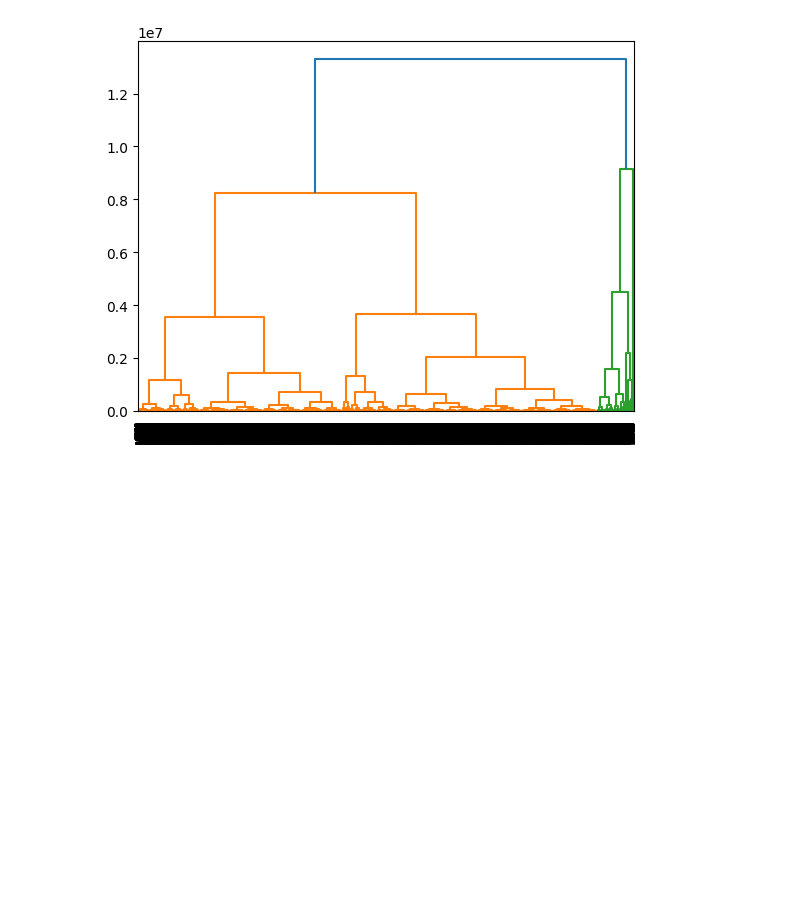
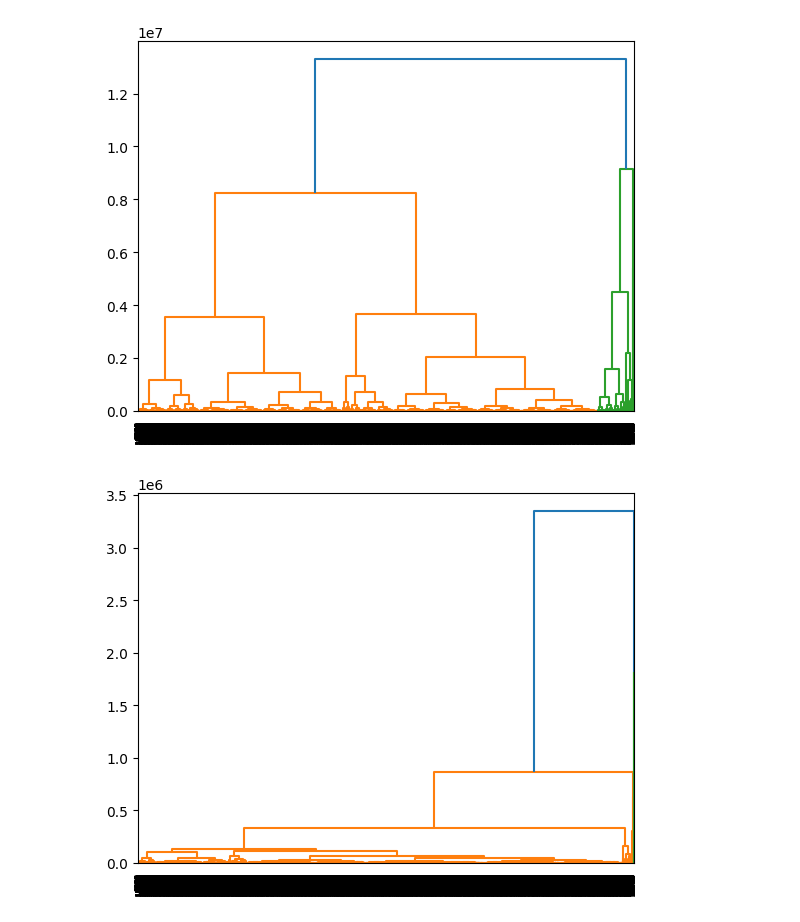
Before and after one commit to stingrey2244/ML_final, a Jupyter notebook: FP1_PrelimininaryModel.ipynb, the cells around one changed output. Cells and saved outputs as stored; diff of their text form; code cells hidden in the pictures; blank space fills up the shorter version.

Commit message:
Added addtional linkage models with diffrent clustering methods.

```diff
--- a/FP1_PrelimininaryModel.ipynb
+++ b/FP1_PrelimininaryModel.ipynb
@@ -49,3 +47,11 @@ dendrogram(spotify_linkage)
 plt.show()
 # %% [output]
 [figure]
+# %%
+#fit model using the average clustering method
+ave_clusters = linkage(spotify_input, method = 'average', metric = 'euclidean')
+#create a graphical representation
+dendrogram(ave_clusters)
+plt.show()
+# %% [output]
+[figure, added]
```
Also changed, not shown: parts of 6 cells of this notebook.
